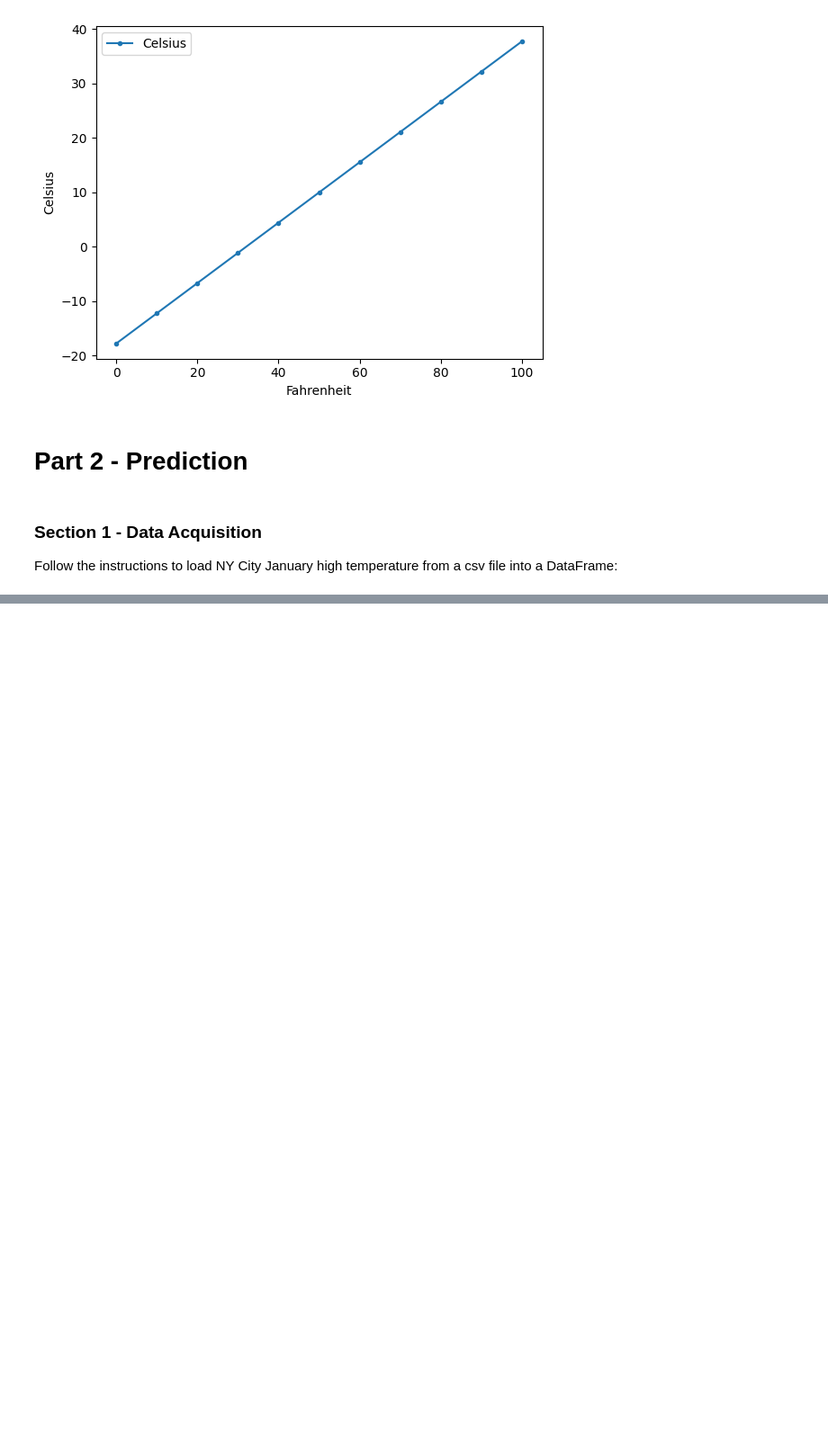
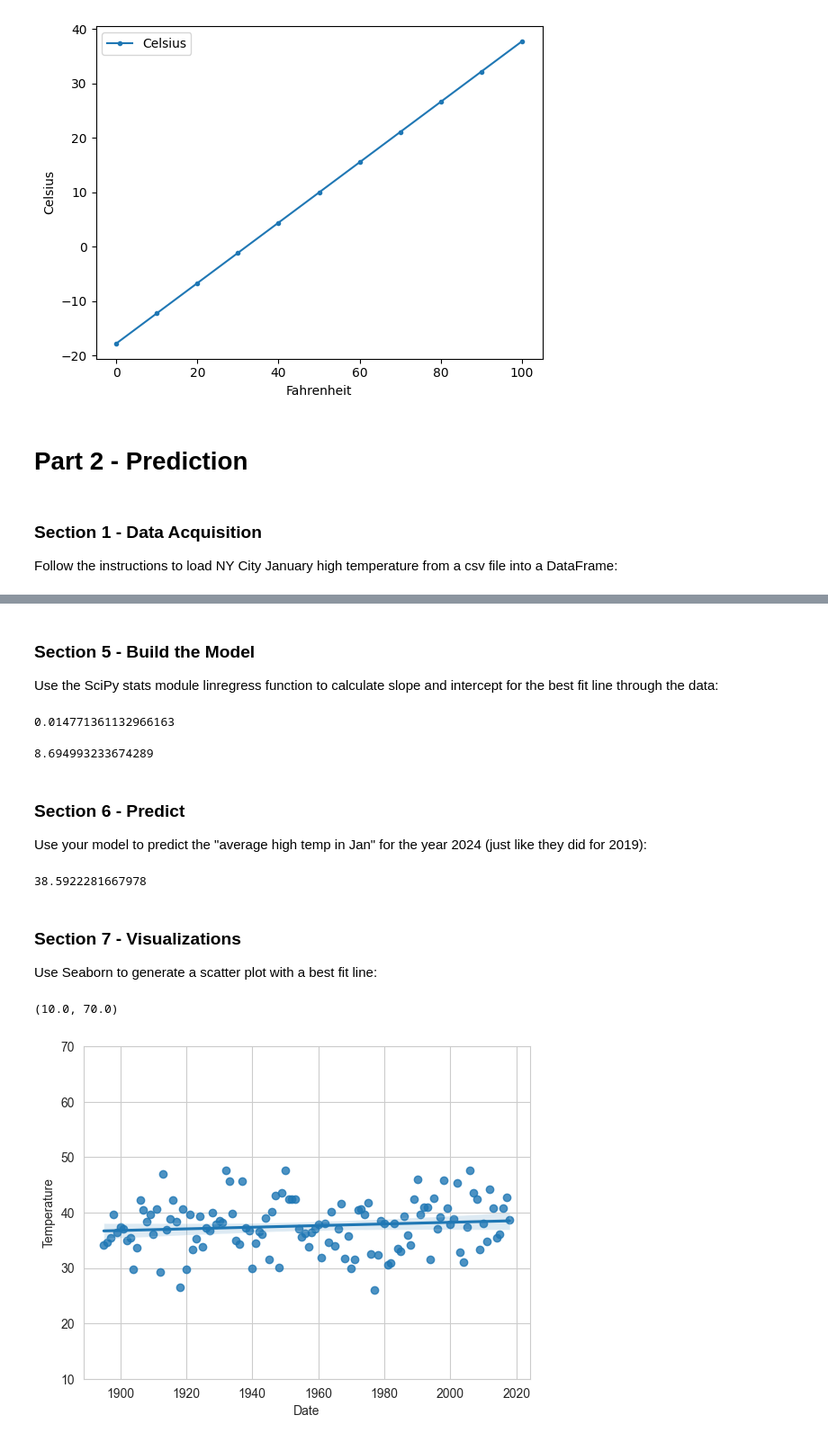
Before and after one commit to abeaderstadt/datafun-07-ml, a Jupyter notebook: beaderstadt_ml.ipynb, the cells around one changed output, grey strips where cells are left out. Shown at 90% size. Saved outputs shown, nothing was run; the diff lists cells and outputs as text; code cells hidden in the pictures; blank space fills up the shorter version.

```diff
--- a/beaderstadt_ml.ipynb
+++ b/beaderstadt_ml.ipynb
@@ -35,3 +35,6 @@ y_label = axes.set_ylabel('Celsius')
 # %% [markdown]
 ### Section 1 - Data Acquisition
 Follow the instructions to load NY City January high temperature from a csv file into a DataFrame:
+# %%
+# Load and display the New York City data from ave_hi_nyc_jan_1895-2018.csv:
+nyc_df = pd.read_csv('ave_hi_nyc_jan_1895-2018.csv')
@@ -37,0 +66,6 @@ Follow the instructions to load NY City January high temperature from a csv file
+# %%
+# For readability, let's rename the 'Value' column as 'Temperature':
+nyc_df.columns = ['Date', 'Temperature', 'Anomaly']
+
+# Look at the first 3 rows of the updated DataFrame
+nyc_df.head(3)
@@ -37,0 +83,6 @@ Follow the instructions to load NY City January high temperature from a csv file
+# %%
+# Divide by 100 to truncate the last two digits
+nyc_df.Date = nyc_df.Date.floordiv(100)
+
+# Look at the first 3 rows of the updated DataFrame
+nyc_df.head(3)
@@ -37,0 +113,34 @@ Follow the instructions to load NY City January high temperature from a csv file
+# %% [markdown]
+### Section 5 - Build the Model
+Use the SciPy stats module linregress function to calculate slope and intercept for the best fit line through the data:
+# %%
+linear_regression = stats.linregress(x=nyc_df.Date,
+                                   y=nyc_df.Temperature)
+
+# Calculate slope
+print(linear_regression.slope)
+# %% [output]
+0.014771361132966163
+# %%
+# Calculate intercept
+print(linear_regression.intercept)
+# %% [output]
+8.694993233674289
+# %% [markdown]
+### Section 6 - Predict
+Use your model to predict the "average high temp in Jan" for the year 2024 (just like they did for 2019):
+# %%
+# Predict the average January temperature in NYC for a given year (2024)
+print(linear_regression.slope * 2024 + linear_regression.intercept)
+# %% [output]
+38.5922281667978
+# %% [markdown]
+### Section 7 - Visualizations
+Use Seaborn to generate a scatter plot with a best fit line:
+# %%
+sns.set_style('whitegrid')
+axes = sns.regplot(x=nyc_df.Date, y=nyc_df.Temperature)
+axes.set_ylim(10, 70)
+# %% [output]
+(10.0, 70.0)
+[figure, added]
```
Also changed, not shown: parts of 10 cells of this notebook.
